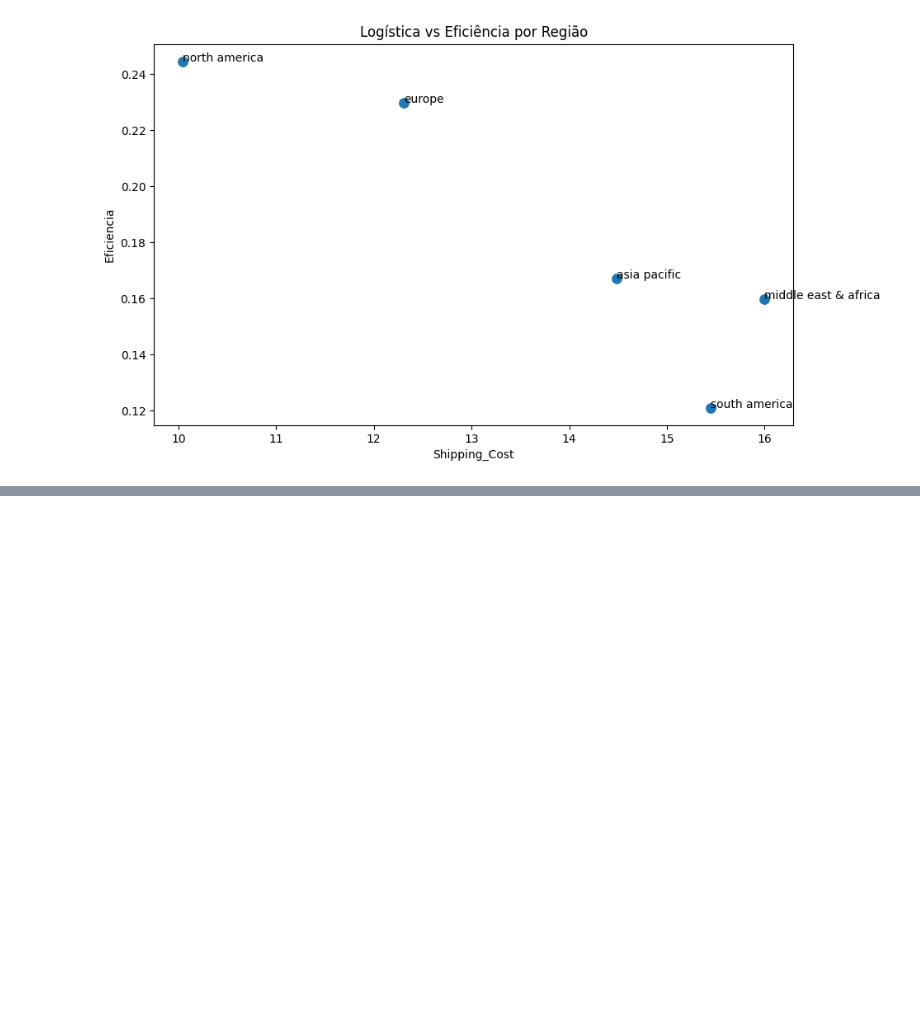
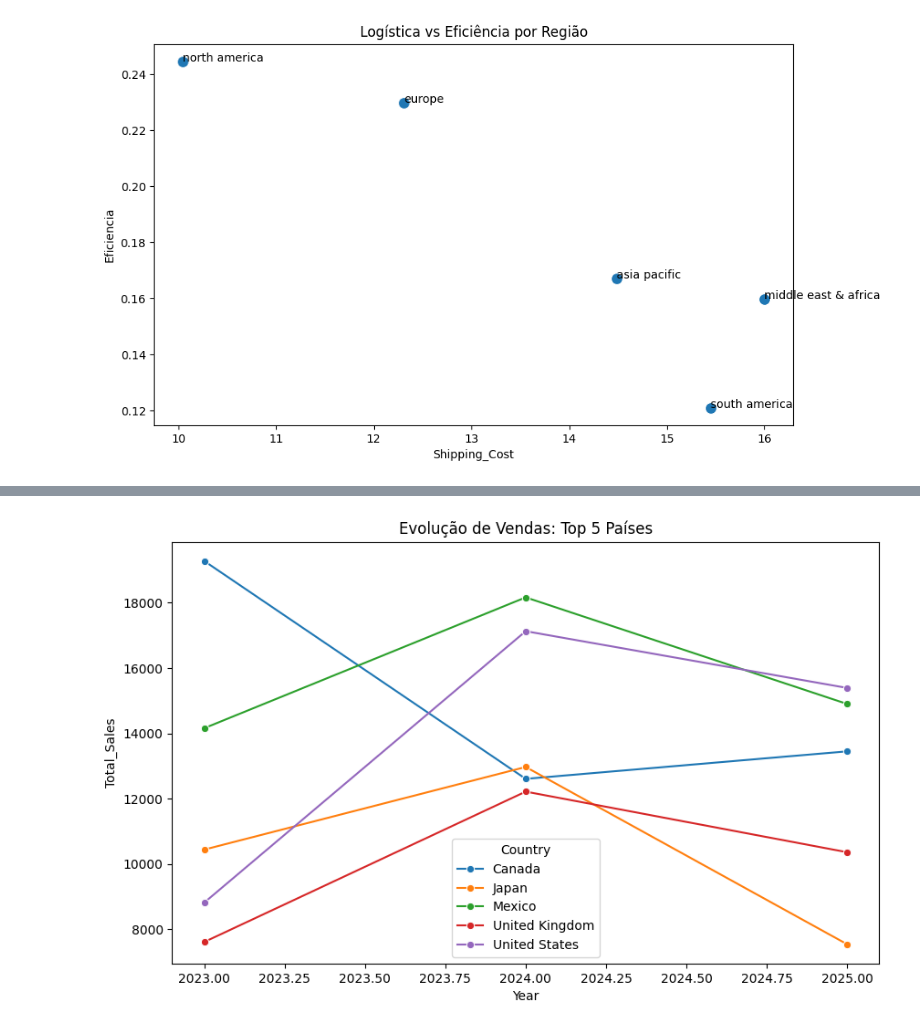
Before and after one commit to IuryFranca15/E-commerce_database, a Jupyter notebook: e-commerce.ipynb, the cells around one changed output, grey strips where cells are left out. Saved outputs shown, nothing was run; the diff lists cells and outputs as text; code cells hidden in the pictures; blank space fills up the shorter version.

```diff
--- a/e-commerce.ipynb
+++ b/e-commerce.ipynb
@@ -211,0 +234,13 @@ sns.boxplot(data = df10, x = 'Region', y = 'Profit')
+# %%
+#total de vendas ao longo dos anos no top 5 países que venderam
+df10 = df[['Country', 'Total_Sales', 'Year']]
+top_5_paises = df.groupby('Country')['Total_Sales'].sum().nlargest(5).index
+df_top = df[df['Country'].isin(top_5_paises)]
+vendas_temporais = df_top.groupby(['Country', 'Year'])['Total_Sales'].sum().reset_index()
+plt.figure(figsize=(10, 6))
+sns.lineplot(data=vendas_temporais, x='Year', y='Total_Sales', hue='Country', marker='o')
+
+plt.title('Evolução de Vendas: Top 5 Países')
+plt.show()
+# %% [output]
+[figure, added]
```
Also changed, not shown: parts of 8 cells of this notebook.
